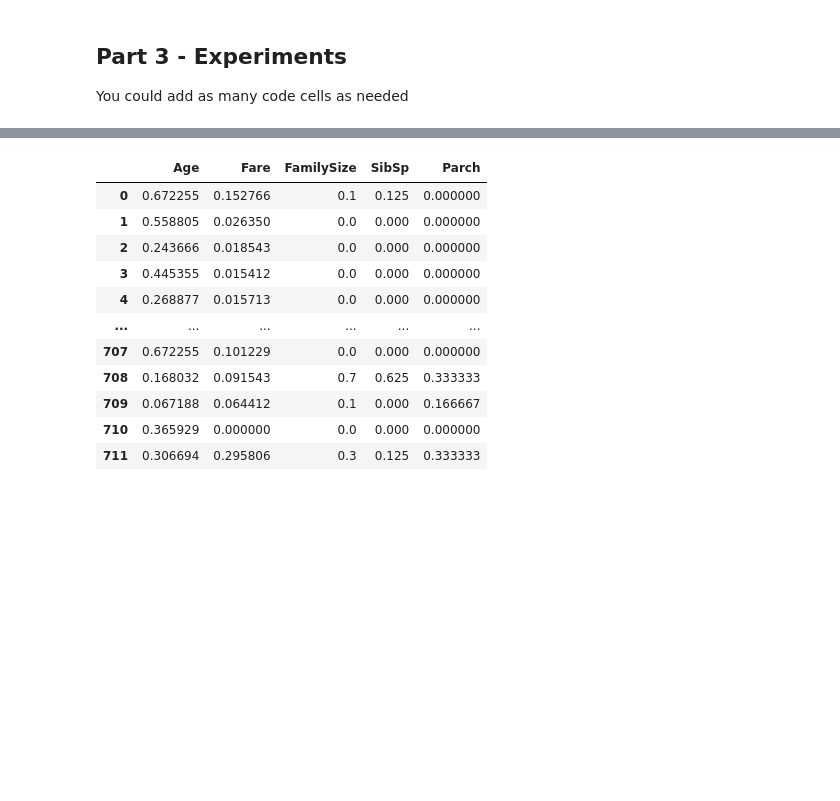
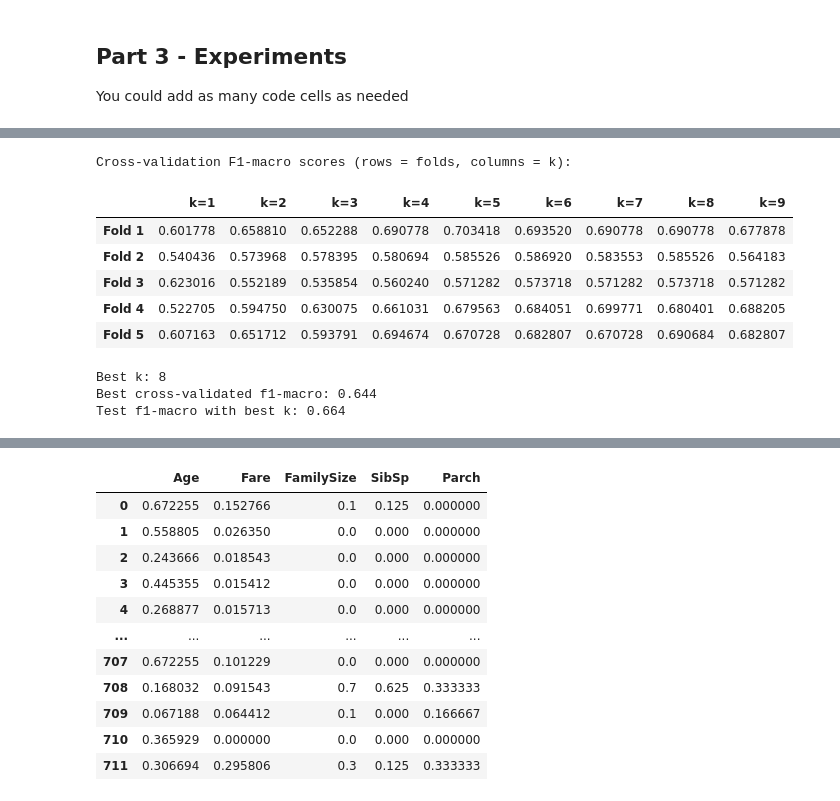
Before and after one commit to ShalevOzeri/machine-learning-task-2, a Jupyter notebook: Assignment2_supervised_learning_flow.ipynb, the cells around one changed output, grey strips where cells are left out. Saved outputs shown, nothing was run; the diff lists cells and outputs as text; code cells hidden in the pictures; blank space fills up the shorter version.

```diff
--- a/Assignment2_supervised_learning_flow.ipynb
+++ b/Assignment2_supervised_learning_flow.ipynb
@@ -234,0 +302,15 @@ You could add as many code cells as needed
+# %%
+
+
+# Load the data from CSV file
+train_df1 = pd.read_csv("titanic_train.csv")
+
+# Create a new column 'FamilySize' representing the total family members (siblings/spouses + parents/children)
+train_df1 = add_family_size(train_df1)
+
+# Normalize (standardize) the numeric columns: Fare, Age, and Pclass
+scaler = StandardScaler()
+train_df1[["Fare", "Age", "Pclass", "FamilySize"]] = scaler.fit_transform(train_df1[["Fare", "Age", "Pclass" , "FamilySize"]])
+
+# Print the first five rows of the processed data
+print(train_df1)
@@ -235 +335,58 @@ You could add as many code cells as needed
+# %%
+numeric_features1 = [ 'Fare', 'Pclass','FamilySize']  # List of numeric features to normalize
+
+# Use the normalized features and the target variable
+X  = create_normalized_data(train_df1, numeric_features1)  # normalized features DataFrame
+y = train_df1["Survived"]  # target labels
+
+# Split the normalized data into train and test sets
+X_train, X_test, y_train, y_test = train_test_split(
+    X, y, test_size=0.2, random_state=42
+)
+
+# Define the range of k values to search
+param_grid = {'n_neighbors': list(range(1, 10))}
+
+# Create the KNN model
+knn = KNeighborsClassifier(n_neighbors=5, weights='distance', metric='manhattan')
+knn.fit(X_train, y_train)
+
+# Set up 5-fold stratified cross-validation
+cv = StratifiedKFold(n_splits=5, shuffle=True, random_state=42)
+
+# Grid Search with 5-fold cross-validation and f1-macro as the scoring metric
+grid = GridSearchCV(knn, param_grid, cv=cv, scoring='f1_macro', return_train_score=True)
+grid.fit(X_train, y_train)
+
+# --- PRETTY F1-MACRO TABLES ---
+# Collect all F1 scores for each k and fold into a DataFrame for pretty display
+f1_scores_dict = {}
+for i, k in enumerate(param_grid['n_neighbors']):
+    f1_scores_dict[f'k={k}'] = [grid.cv_results_[f'split{fold}_test_score'][i] for fold in range(cv.get_n_splits())]
+f1_df = pd.DataFrame(f1_scores_dict, index=[f'Fold {i+1}' for i in range(cv.get_n_splits())])
+
+print("Cross-validation F1-macro scores (rows = folds, columns = k):")
+display(f1_df)  # If running in Jupyter, this will show a nice table
+
+
+
+# Print the best result
+print(f"\nBest k: {grid.best_params_['n_neighbors']}")
+print(f"Best cross-validated f1-macro: {grid.best_score_:.3f}")
+
+# Evaluate on the test set with the best k
+y_pred = grid.predict(X_test)
+test_f1 = f1_score(y_test, y_pred, average='macro')
+print(f"Test f1-macro with best k: {test_f1:.3f}")
+# %% [output]
+Cross-validation F1-macro scores (rows = folds, columns = k):
+|  | k=1 | k=2 | k=3 | k=4 | k=5 | k=6 | k=7 | k=8 | k=9 |
+| Fold 1 | 0.601778 | 0.658810 | 0.652288 | 0.690778 | 0.703418 | 0.693520 | 0.690778 | 0.690778 | 0.677878 |
+| Fold 2 | 0.540436 | 0.573968 | 0.578395 | 0.580694 | 0.585526 | 0.586920 | 0.583553 | 0.585526 | 0.564183 |
+| Fold 3 | 0.623016 | 0.552189 | 0.535854 | 0.560240 | 0.571282 | 0.573718 | 0.571282 | 0.573718 | 0.571282 |
+| Fold 4 | 0.522705 | 0.594750 | 0.630075 | 0.661031 | 0.679563 | 0.684051 | 0.699771 | 0.680401 | 0.688205 |
+| Fold 5 | 0.607163 | 0.651712 | 0.593791 | 0.694674 | 0.670728 | 0.682807 | 0.670728 | 0.690684 | 0.682807 |
+Best k: 8
+Best cross-validated f1-macro: 0.644
+Test f1-macro with best k: 0.664
 # %%
```
Also changed, not shown: parts of 15 cells of this notebook.
